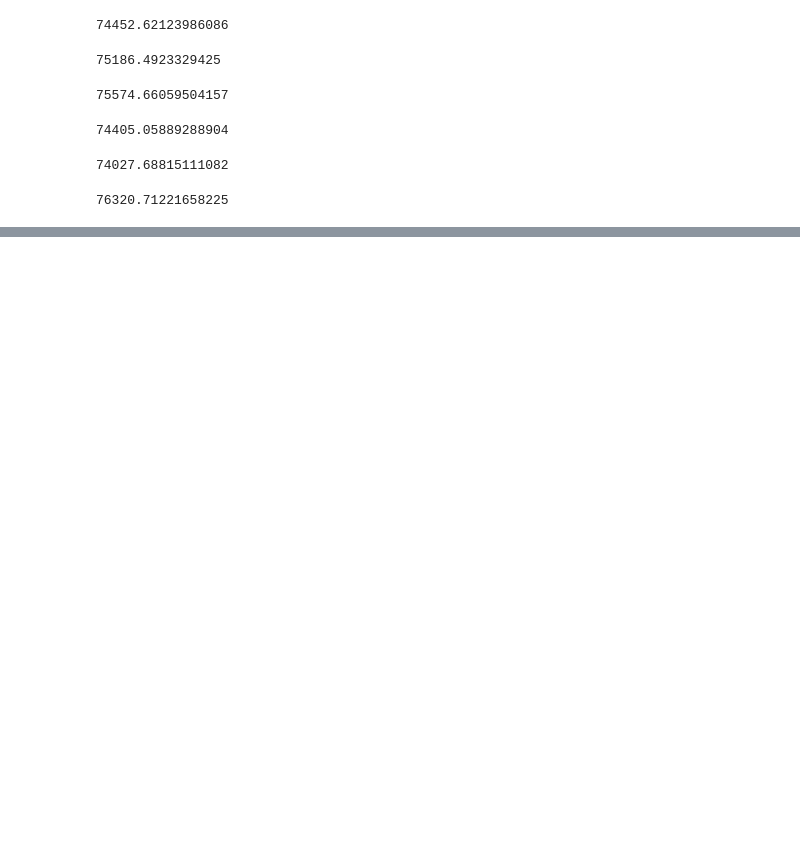
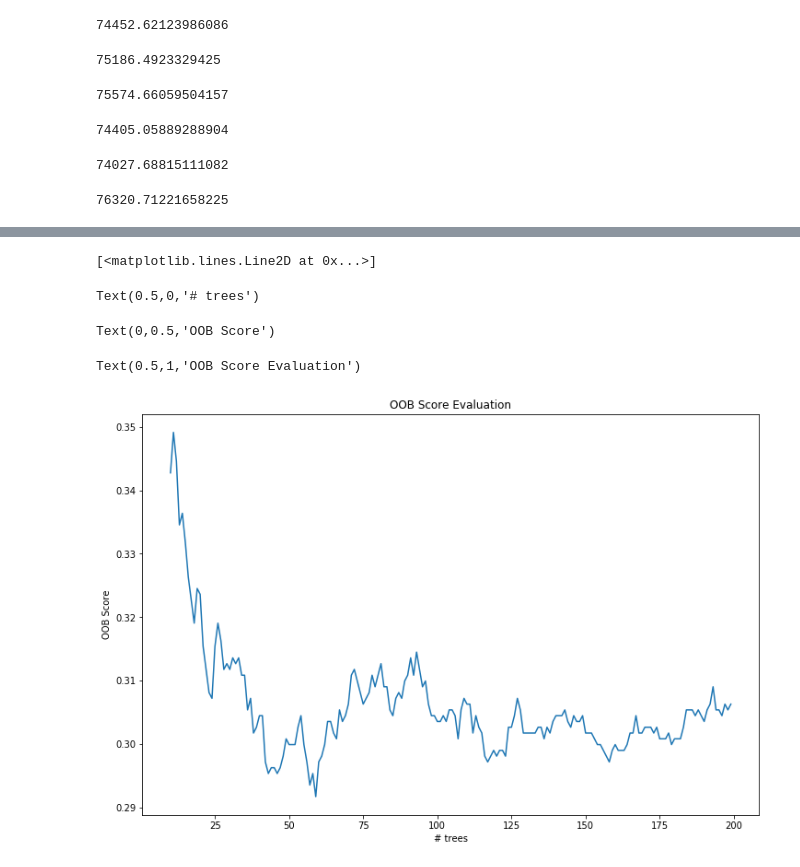
Before and after one commit to kurtrm/predicting_equipment_failure, a Jupyter notebook: notebooks/rigorous_modeling.ipynb, the cells around one changed output, grey strips where cells are left out. Drawn from its saved outputs; the diff is of its cells as text; code cells hidden in the pictures; blank space fills up the shorter version.

```diff
--- a/notebooks/rigorous_modeling.ipynb
+++ b/notebooks/rigorous_modeling.ipynb
@@ -647,0 +634,14 @@ age_transformed['AvgRepairCost'][age_transformed['VegMgmt'] == 0].mean()
+# %%
+num_trees = []
+oob_score = []
+for i in range(10, 200):
+    rfc_n = RandomForestClassifier(n_estimators=i,
+                                   criterion='entropy',
+                                   min_samples_leaf=5,
+                                   oob_score=True,
+                                   n_jobs=-1,
+                                   max_features='sqrt',
+                                   random_state=369)
+    rfc_n.fit(X_train, y_train)
+    num_trees.append(i)
+    oob_score.append(1 - rfc_n.oob_score_)
@@ -647,0 +722,12 @@ age_transformed['AvgRepairCost'][age_transformed['VegMgmt'] == 0].mean()
+# %%
+fig, ax = plt.subplots(figsize=(12, 8))
+ax.plot(num_trees, oob_score)
+ax.set_xlabel('# trees')
+ax.set_ylabel('OOB Score')
+ax.set_title('OOB Score Evaluation')
+# %% [output]
+[<matplotlib.lines.Line2D at 0x...>]
+Text(0.5,0,'# trees')
+Text(0,0.5,'OOB Score')
+Text(0.5,1,'OOB Score Evaluation')
+[figure, added]
```
Also changed, not shown: parts of 30 cells of this notebook, 1 other file.
